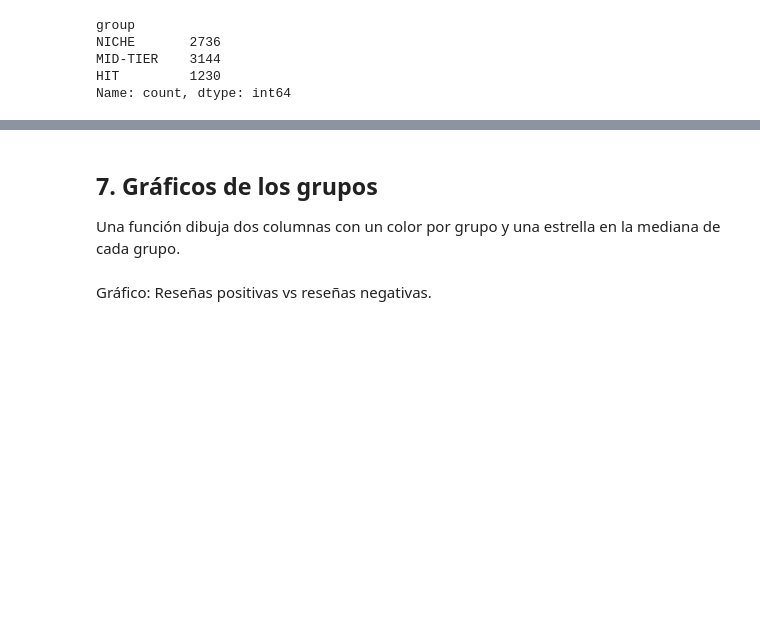
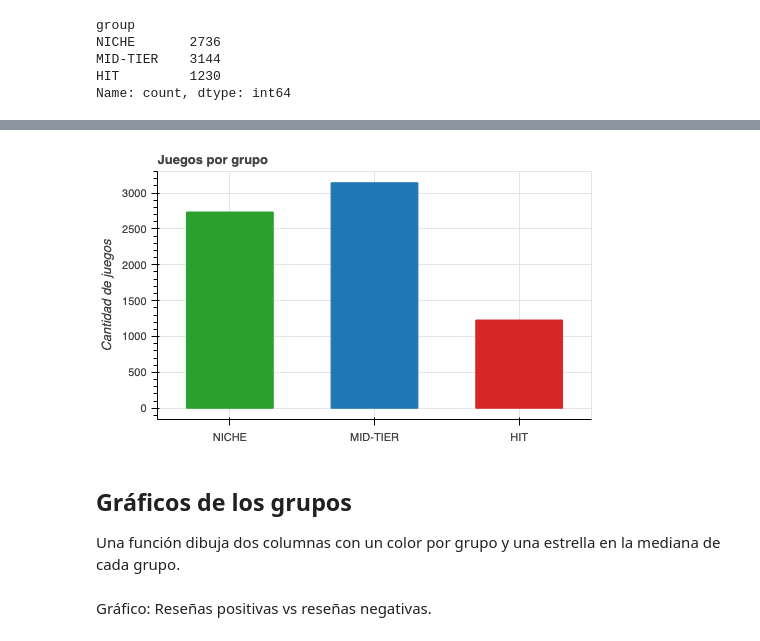
Before and after one commit to vchirinosb/steam-games, a Jupyter notebook: steam_games.ipynb, the cells around one changed output, grey strips where cells are left out. Cells and saved outputs as stored; diff of their text form; code cells hidden in the pictures; blank space fills up the shorter version.

```diff
--- a/steam_games.ipynb
+++ b/steam_games.ipynb
@@ -279,5 +317,5 @@ Name: count, dtype: int64
 chart = figure(x_range=groups, title="Juegos por grupo", width=500, height=300)
 chart.vbar(x=groups, top=group_count.tolist(), width=0.6, color=colors)
 chart.yaxis.axis_label = "Cantidad de juegos"
-show(chart)
+render(chart, "juegos_por_grupo")
 # %% [output]
@@ -286,5 +322,6 @@ show(chart)
+[figure, added]
 # %% [markdown]
-## 7. Gráficos de los grupos
+## Gráficos de los grupos
 
 Una función dibuja dos columnas con un color por grupo y una estrella en la mediana de cada grupo.
 # %%
```
Also changed, not shown: parts of 24 cells of this notebook, 2 other files.
